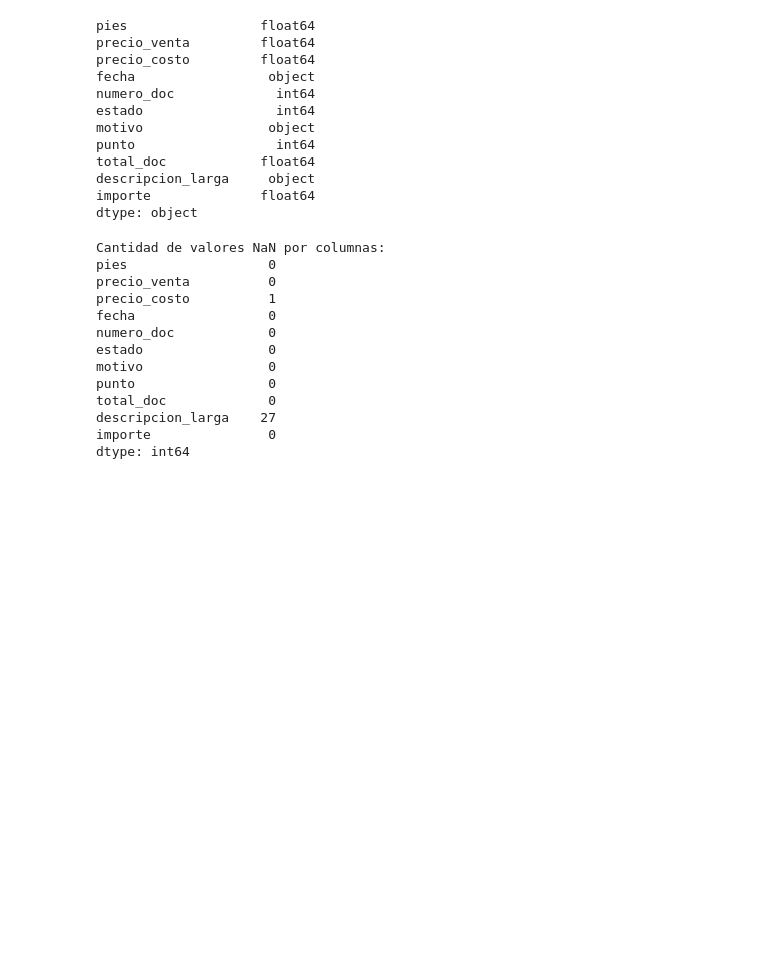
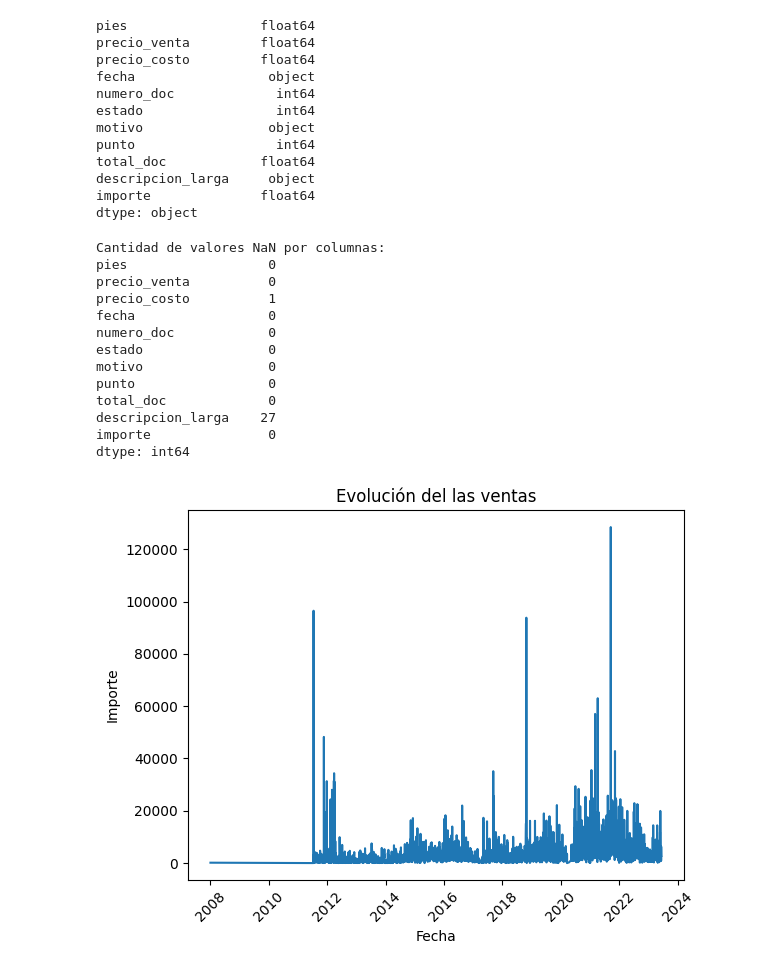
Before and after one commit to davidsosaolea/EDA_aserradero, a Jupyter notebook: Notebook.ipynb, the cells around one changed output. Cells and saved outputs as stored; diff of their text form; code cells hidden in the pictures; blank space fills up the shorter version.

```diff
--- a/Notebook.ipynb
+++ b/Notebook.ipynb
@@ -81,3 +81,14 @@ fig2 = px.line(df_suma_importe1, x="fecha", y="importe", title="Evolución de la
 # Guardar el gráfico en un archivo HTML en la carpeta especificada
 ruta_grafico = os.path.join(carpeta, "grafico_importe1.html")
 fig2.write_html(ruta_grafico)
+# %%
+# Igual que antes XD
+# Crea el gráfico de líneas
+plt.plot(df_suma_importe1['fecha'], df_suma_importe1['importe'])
+plt.xlabel('Fecha')
+plt.ylabel('Importe')
+plt.title('Evolución del las ventas')
+plt.xticks(rotation=45)
+plt.show()
+# %% [output]
+[figure, added]
```
Also changed, not shown: parts of 1 cell of this notebook, 1 other file.
